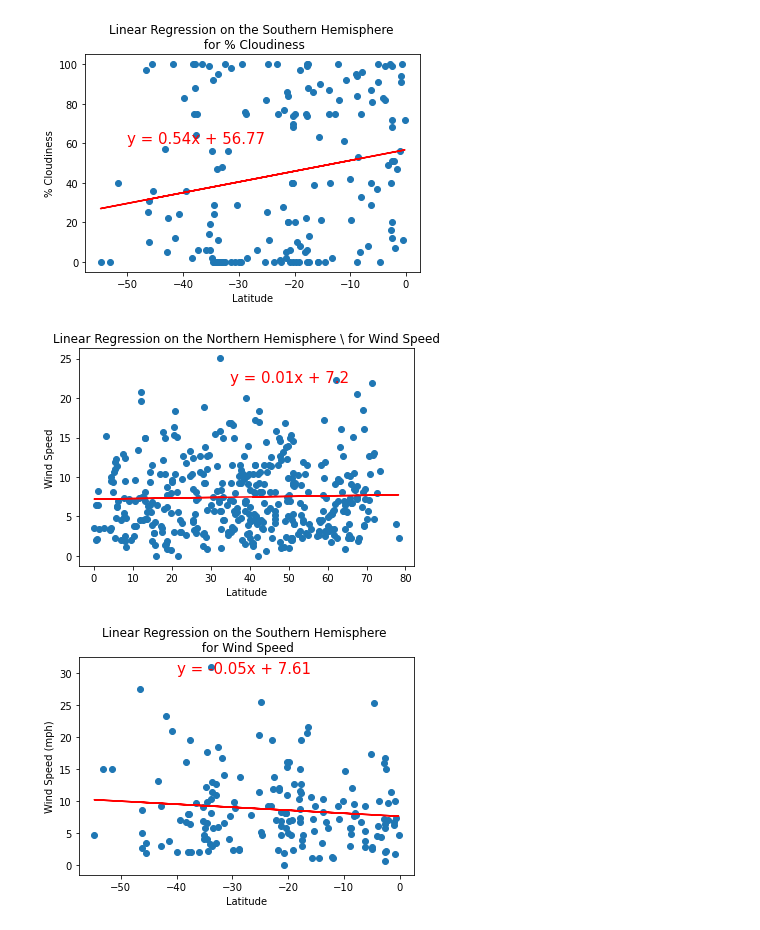
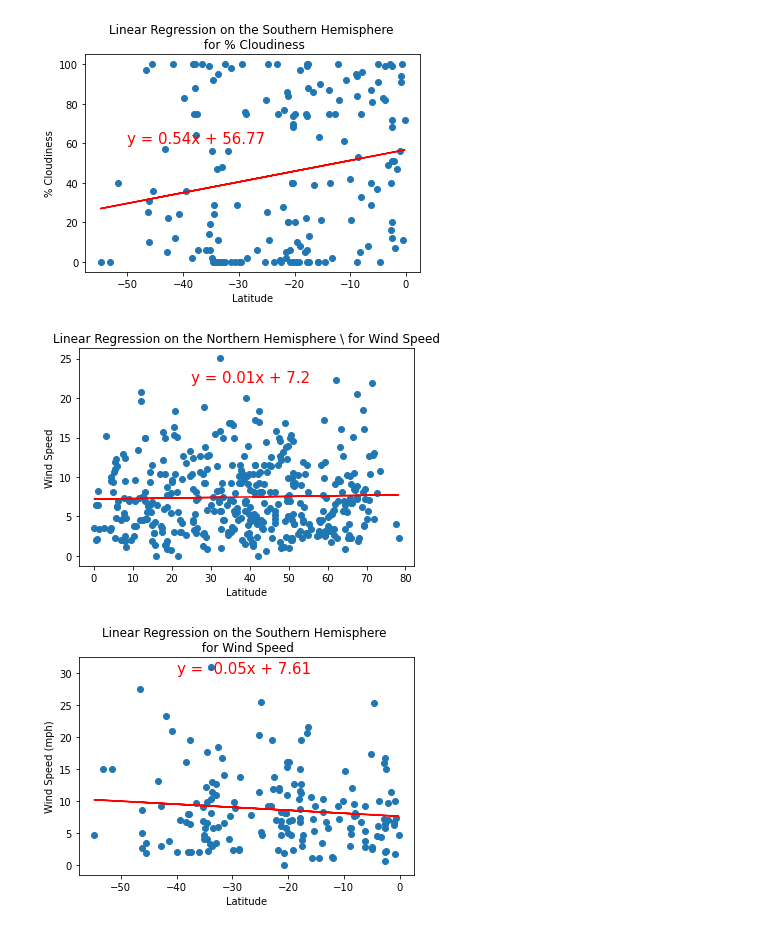
Before and after one commit to DianabasiRobinson/World_Weather_Analysis, a Jupyter notebook: WeatherPy.ipynb, the cells around one changed output. Cells and saved outputs as stored; diff of their text form; code cells hidden in the pictures.

```diff
--- a/WeatherPy.ipynb
+++ b/WeatherPy.ipynb
@@ -449,13 +449,13 @@ plot_linear_regression(x_values, y_values, 'Linear Regression on the Southern He
 # %%
 # Linear regression on the Northen Hemisphere
 
 x_values = northern_hemi_df["Lat"]
 y_values = northern_hemi_df["Wind Speed"]
 # Call the function.
 plot_linear_regression(x_values, y_values,
-                       'Linear Regression on the Northern Hemisphere \ for Wind Speed', 'Wind Speed',(35,22))
+                       'Linear Regression on the Northern Hemisphere \ for Wind Speed', 'Wind Speed',(25,22))
 # %% [output]
-[figure, old version]
+[figure, new version]
 # %%
 # Linear regression on the Southern Hemisphere
 x_values = southern_hemi_df['Lat']
```
Also changed, not shown: parts of 4 cells of this notebook, 2 other files.
